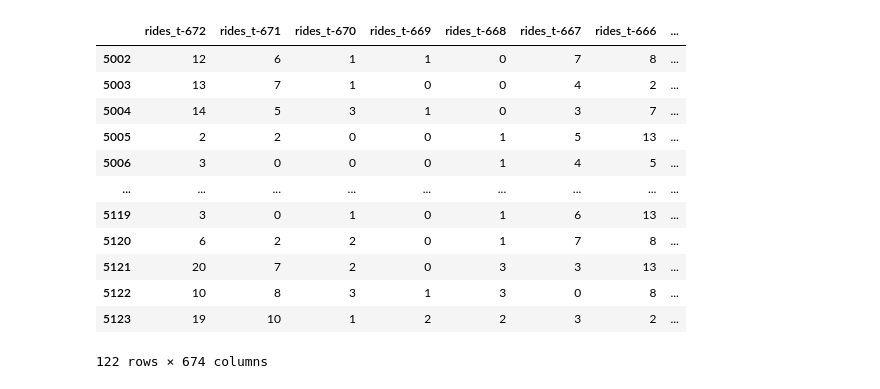
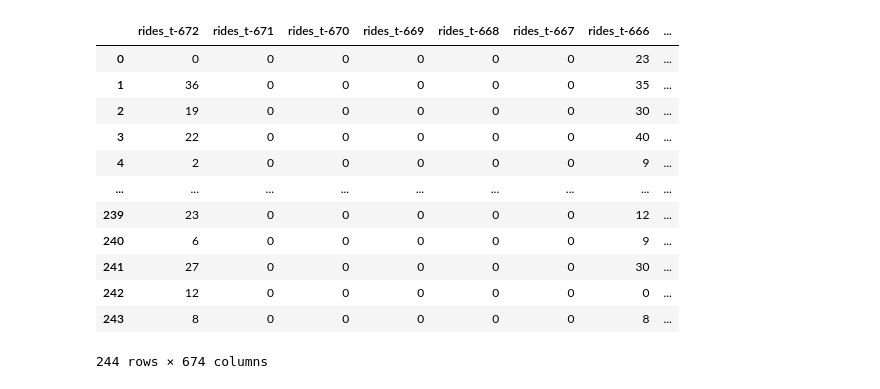
Before and after one commit to vamsisaigarapati/citibike_ride_prediction, a Jupyter notebook: notebooks/07_baseline_models.ipynb, the cells around one changed output. Saved outputs shown, nothing was run; the diff lists cells and outputs as text; code cells hidden in the pictures.

```diff
--- a/notebooks/07_baseline_models.ipynb
+++ b/notebooks/07_baseline_models.ipynb
@@ -154,21 +203,21 @@ class BaselineModelLast4Weeks:
 model = BaselineModelLast4Weeks()
 predictions = model.predict(X_test)
 # %%
-X_test[X_test['pickup_location_id']==43]
+X_test[X_test['pickup_location_id']=='HB101']
 # %% [output]
 |  | rides_t-672 | rides_t-671 | rides_t-670 | rides_t-669 | rides_t-668 | rides_t-667 | rides_t-666 | ... |
-| 5002 | 12 | 6 | 1 | 1 | 0 | 7 | 8 | ... |
-| 5003 | 13 | 7 | 1 | 0 | 0 | 4 | 2 | ... |
-| 5004 | 14 | 5 | 3 | 1 | 0 | 3 | 7 | ... |
-| 5005 | 2 | 2 | 0 | 0 | 1 | 5 | 13 | ... |
-| 5006 | 3 | 0 | 0 | 0 | 1 | 4 | 5 | ... |
+| 0 | 0 | 0 | 0 | 0 | 0 | 0 | 23 | ... |
+| 1 | 36 | 0 | 0 | 0 | 0 | 0 | 35 | ... |
+| 2 | 19 | 0 | 0 | 0 | 0 | 0 | 30 | ... |
+| 3 | 22 | 0 | 0 | 0 | 0 | 0 | 40 | ... |
+| 4 | 2 | 0 | 0 | 0 | 0 | 0 | 9 | ... |
 | ... | ... | ... | ... | ... | ... | ... | ... | ... |
-| 5119 | 3 | 0 | 1 | 0 | 1 | 6 | 13 | ... |
-| 5120 | 6 | 2 | 2 | 0 | 1 | 7 | 8 | ... |
-| 5121 | 20 | 7 | 2 | 0 | 3 | 3 | 13 | ... |
-| 5122 | 10 | 8 | 3 | 1 | 3 | 0 | 8 | ... |
-| 5123 | 19 | 10 | 1 | 2 | 2 | 3 | 2 | ... |
+| 239 | 23 | 0 | 0 | 0 | 0 | 0 | 12 | ... |
+| 240 | 6 | 0 | 0 | 0 | 0 | 0 | 9 | ... |
+| 241 | 27 | 0 | 0 | 0 | 0 | 0 | 30 | ... |
+| 242 | 12 | 0 | 0 | 0 | 0 | 0 | 0 | ... |
+| 243 | 8 | 0 | 0 | 0 | 0 | 0 | 8 | ... |
-122 rows × 674 columns
+244 rows × 674 columns
 # %%
 test_mae = mean_absolute_error(y_test, predictions)
 print(f"{test_mae:.4f}")
```
Also changed, not shown: parts of 18 cells of this notebook, 12 other files.
